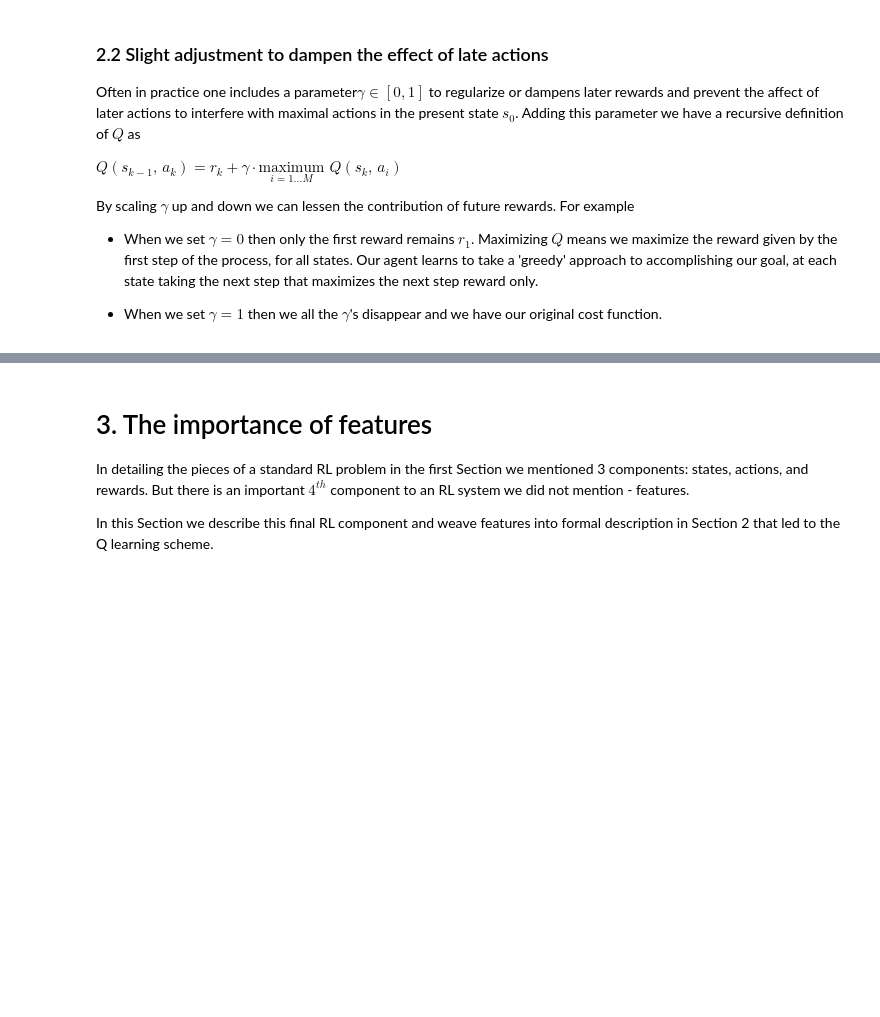
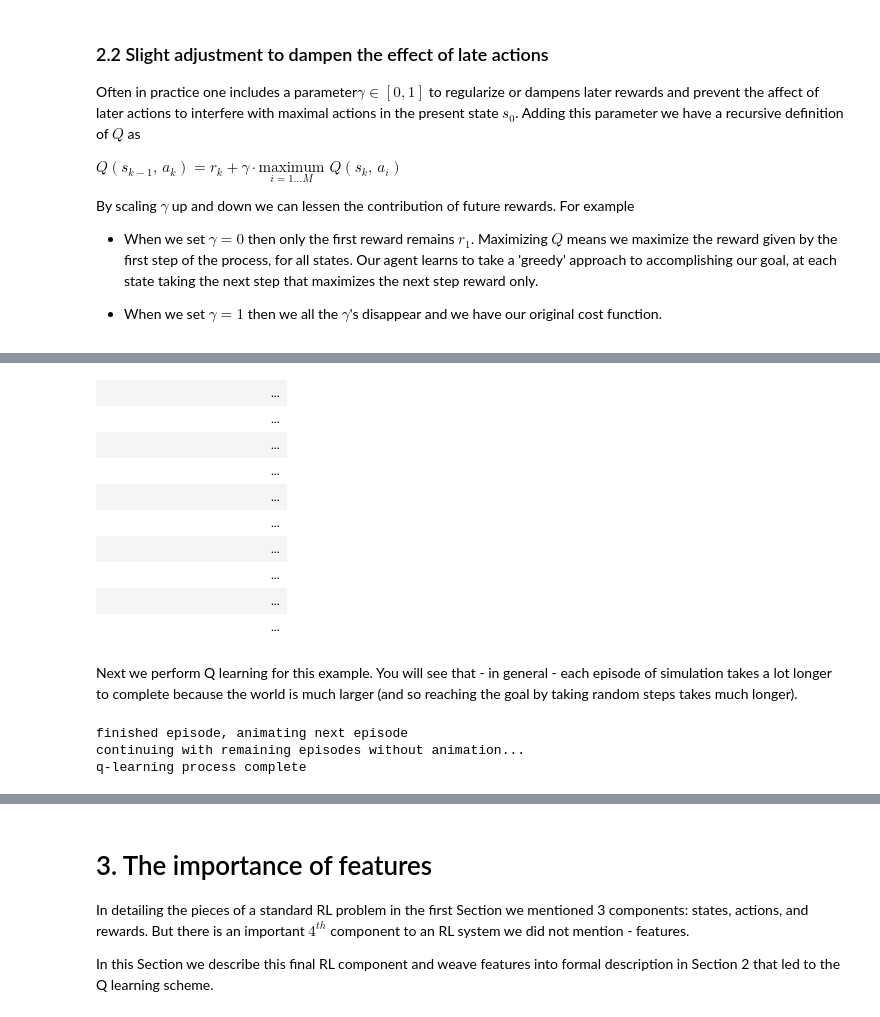
Before and after one commit to neonwatty/RL_demo, a Jupyter notebook: RL_demos_v1.ipynb, the cells around one changed output, grey strips where cells are left out. Saved outputs shown, nothing was run; the diff lists cells and outputs as text; code cells hidden in the pictures; blank space fills up the shorter version.

```diff
--- a/RL_demos_v1.ipynb
+++ b/RL_demos_v1.ipynb
@@ -267,0 +348,25 @@ test.animate_movement(starting_location)
+# %%
+# activate this cell to make a much larger grid world example!
+from my_gridworld import my_gridworld
+test = my_gridworld(grid_size = 'large')
+test.color_grid()
+# %% [output]
+|  |  |  |  |  |  |  |  |  |  |  |  | ... |
+|  |  |  |  |  |  |  |  |  |  |  |  | ... |
+|  |  |  |  |  |  |  |  |  |  |  |  | ... |
+|  |  |  |  |  |  |  |  |  |  |  |  | ... |
+|  |  |  |  |  |  |  |  |  |  |  |  | ... |
+|  |  |  |  |  |  |  |  |  |  |  |  | ... |
+|  |  |  |  |  |  |  |  |  |  |  |  | ... |
+|  |  |  |  |  |  |  |  |  |  |  |  | ... |
+|  |  |  |  |  |  |  |  |  |  |  |  | ... |
+|  |  |  |  |  |  |  |  |  |  |  |  | ... |
+# %% [markdown]
+Next we perform Q learning for this example.  You will see that - in general - each episode of simulation takes a lot longer to complete because the world is much larger (and so reaching the goal by taking random steps takes much longer).
+# %%
+# train q learning and lets examine the matrix as it develops
+test.qlearn(gamma = 0.8,hazard_penalty = -3,num_train_animate = 2)
+# %% [output]
+finished episode, animating next episode
+continuing with remaining episodes without animation...
+q-learning process complete
```
Also changed, not shown: parts of 30 cells of this notebook, 7 other files.
